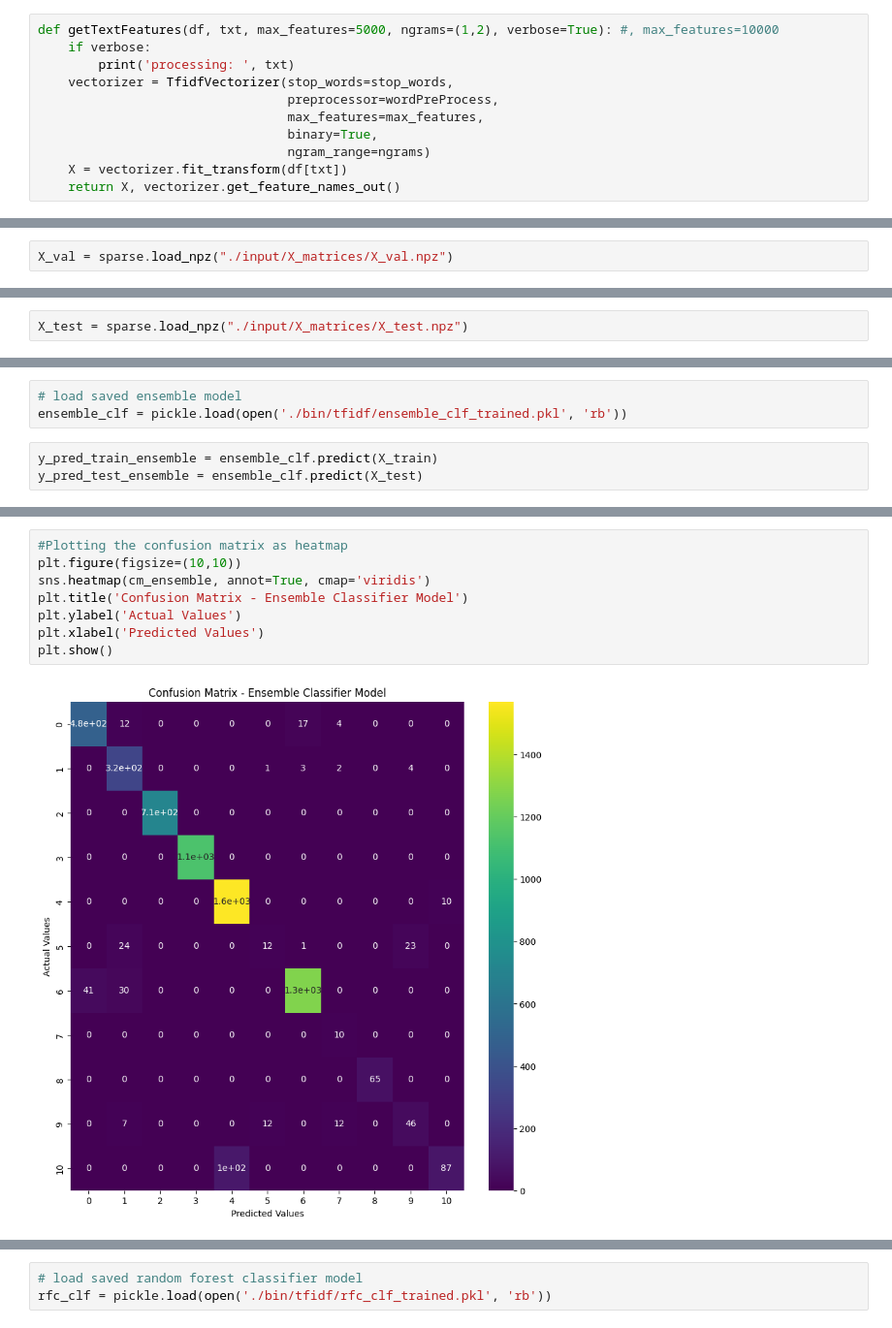
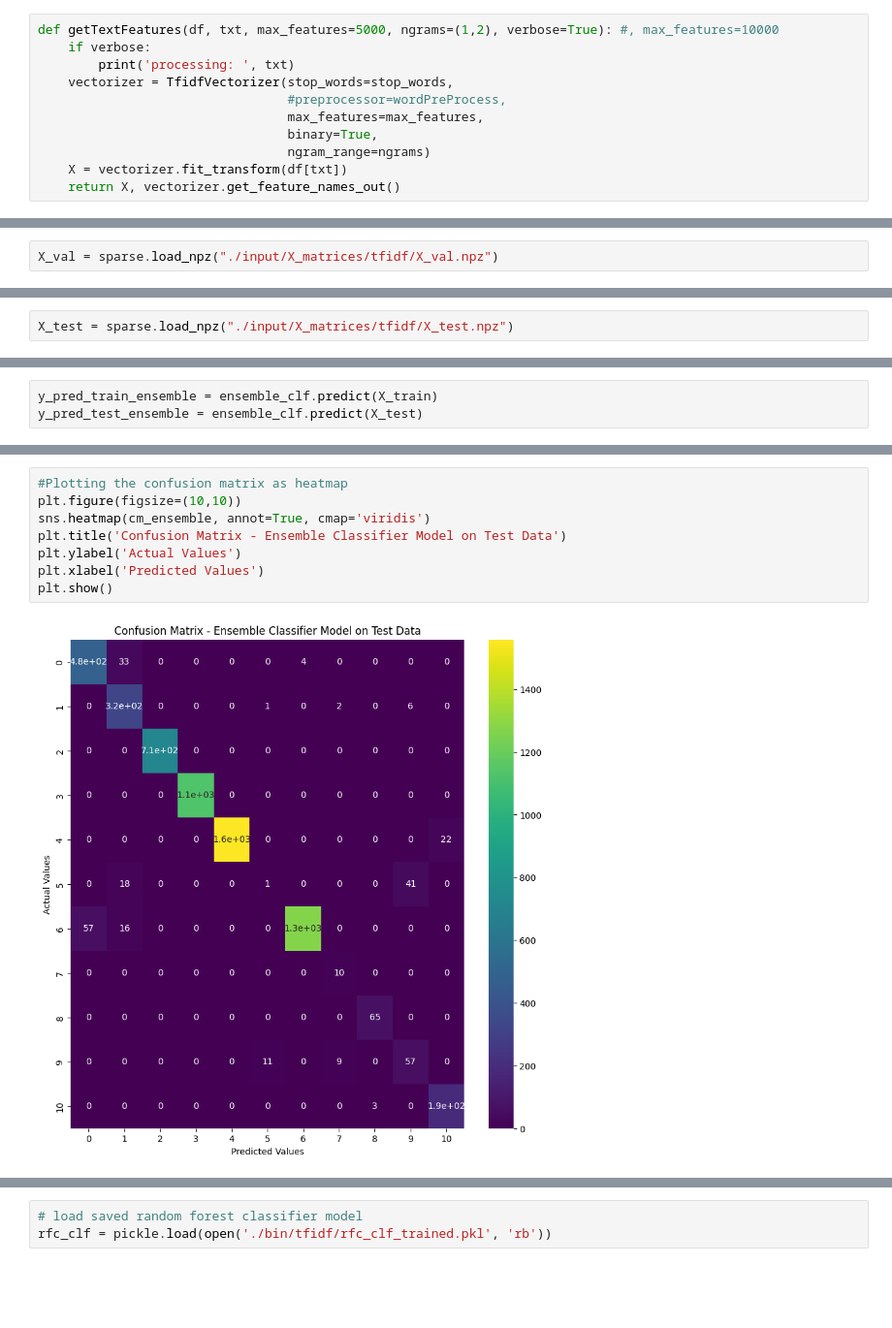
Before and after one commit to schellrw/consumer_complaints, a Jupyter notebook: 01_TfidfVectorizer.ipynb, the cells around one changed output, grey strips where cells are left out. Shown: that part at 97% size. Cells and saved outputs as stored; diff of their text form; blank space fills up the shorter version.

Commit message:
evaluate with updated validation and test datasets

```diff
--- a/01_TfidfVectorizer.ipynb
+++ b/01_TfidfVectorizer.ipynb
@@ -77,7 +124,7 @@ def getTextFeatures(df, txt, max_features=5000, ngrams=(1,2), verbose=True): #,
     if verbose:
         print('processing: ', txt)
     vectorizer = TfidfVectorizer(stop_words=stop_words,
-                                 preprocessor=wordPreProcess,
+                                 #preprocessor=wordPreProcess,
                                  max_features=max_features,
                                  binary=True,
                                  ngram_range=ngrams)
@@ -269,7 +317,7 @@ print(y_train.shape)
 # %% [markdown]
 ## Load validation dataset for model evaluation
 # %%
-X_val = sparse.load_npz("./input/X_matrices/X_val.npz")
+X_val = sparse.load_npz("./input/X_matrices/tfidf/X_val.npz")
 # %%
 y_val_LE = pd.read_parquet("./input/y_targets/y_val_LE.parquet")
 # %%
@@ -882,7 +1003,7 @@ ensemble_clf = ensemble_clf.fit(X_train, y_train)
 # %% [markdown]
 ## Load out-of-sample test dataset and target for ensemble model evaluation
 # %%
-X_test = sparse.load_npz("./input/X_matrices/X_test.npz")
+X_test = sparse.load_npz("./input/X_matrices/tfidf/X_test.npz")
 # %%
 y_test_LE = pd.read_parquet("./input/y_targets/y_test_LE.parquet")
 # %%
@@ -898,8 +1011,5 @@ y_train = y_train_LE['label'].values
 # %% [markdown]
 # Begin ensemble model predictions and evaluation
-# %%
-# load saved ensemble model
-ensemble_clf = pickle.load(open('./bin/tfidf/ensemble_clf_trained.pkl', 'rb'))
 # %%
 y_pred_train_ensemble = ensemble_clf.predict(X_train)
 y_pred_test_ensemble = ensemble_clf.predict(X_test)
@@ -948,11 +1058,11 @@ Ensemble F1 Score on Test Dataset: 0.9451177133242504
 # %%
 #Plotting the confusion matrix as heatmap
 plt.figure(figsize=(10,10))
 sns.heatmap(cm_ensemble, annot=True, cmap='viridis')
-plt.title('Confusion Matrix - Ensemble Classifier Model')
+plt.title('Confusion Matrix - Ensemble Classifier Model on Test Data')
 plt.ylabel('Actual Values')
 plt.xlabel('Predicted Values')
 plt.show()
 # %% [output]
-[figure, old version]
+[figure, new version]
 # %% [markdown]
```
Also changed, not shown: parts of 63 cells of this notebook, 10 other files.
